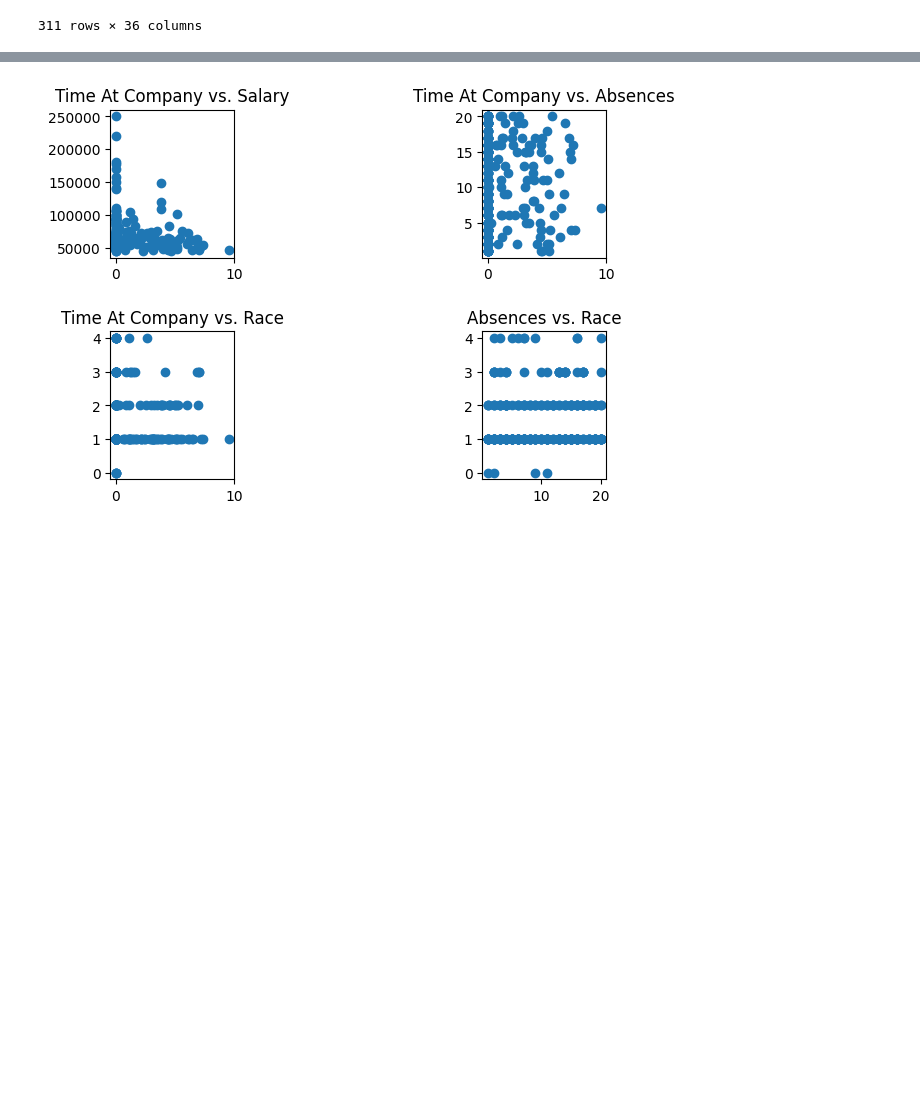
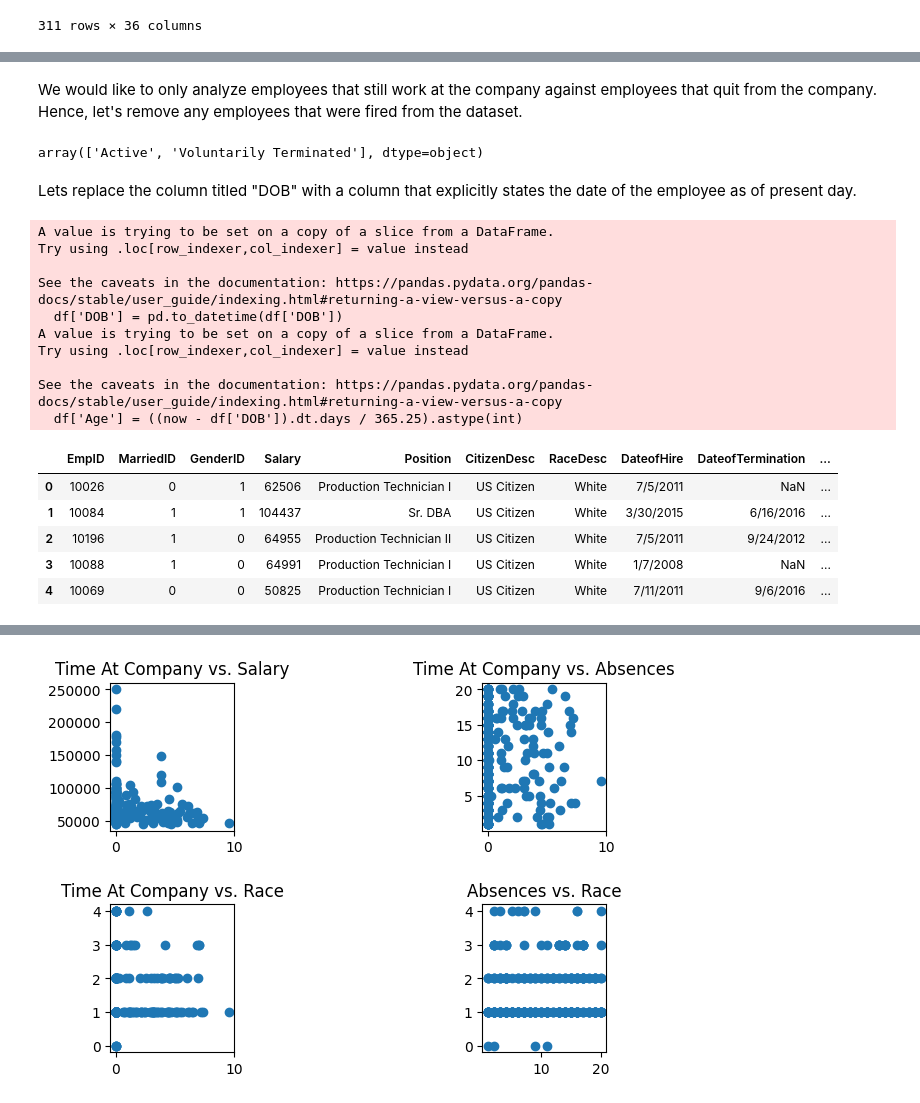
Before and after one commit to akazachk-teaching/Project-Group-5, a Jupyter notebook: project-code.ipynb, the cells around one changed output, grey strips where cells are left out. Saved outputs shown, nothing was run; the diff lists cells and outputs as text; code cells hidden in the pictures; blank space fills up the shorter version.

```diff
--- a/project-code.ipynb
+++ b/project-code.ipynb
@@ -185,0 +71,39 @@ df_final.describe()
+# %% [markdown]
+We would like to only analyze employees that still work at the company against employees that quit from the company. Hence, let's remove any employees that were fired from the dataset.
+# %%
+# Remove employees that were fired from the dataset
+df = df[df['EmploymentStatus'] != 'Terminated for Cause']
+df['EmploymentStatus'].unique()
+# %% [output]
+array(['Active', 'Voluntarily Terminated'], dtype=object)
+# %% [markdown]
+Lets replace the column titled "DOB" with a column that explicitly states the date of the employee as of present day.
+# %%
+# Convert DOB column to datetime
+df['DOB'] = pd.to_datetime(df['DOB'])
+
+# Calculate the current age of each employee
+now = pd.Timestamp.now()
+df['Age'] = ((now - df['DOB']).dt.days / 365.25).astype(int)
+
+# Drop the DOB column from the df dataset
+df = df.drop('DOB', axis=1)
+
+df.head(5)
+# %% [output]
+A value is trying to be set on a copy of a slice from a DataFrame.
+Try using .loc[row_indexer,col_indexer] = value instead
+
+See the caveats in the documentation: https://pandas.pydata.org/pandas-docs/stable/user_guide/indexing.html#returning-a-view-versus-a-copy
+  df['DOB'] = pd.to_datetime(df['DOB'])
+A value is trying to be set on a copy of a slice from a DataFrame.
+Try using .loc[row_indexer,col_indexer] = value instead
+
+See the caveats in the documentation: https://pandas.pydata.org/pandas-docs/stable/user_guide/indexing.html#returning-a-view-versus-a-copy
+  df['Age'] = ((now - df['DOB']).dt.days / 365.25).astype(int)
+|  | EmpID | MarriedID | GenderID | Salary | Position | CitizenDesc | RaceDesc | DateofHire | DateofTermination | ... |
+| 0 | 10026 | 0 | 1 | 62506 | Production Technician I | US Citizen | White | 7/5/2011 | NaN | ... |
+| 1 | 10084 | 1 | 1 | 104437 | Sr. DBA | US Citizen | White | 3/30/2015 | 6/16/2016 | ... |
+| 2 | 10196 | 1 | 0 | 64955 | Production Technician II | US Citizen | White | 7/5/2011 | 9/24/2012 | ... |
+| 3 | 10088 | 1 | 0 | 64991 | Production Technician I | US Citizen | White | 1/7/2008 | NaN | ... |
+| 4 | 10069 | 0 | 0 | 50825 | Production Technician I | US Citizen | White | 7/11/2011 | 9/6/2016 | ... |
```
Also changed, not shown: parts of 29 cells of this notebook.
